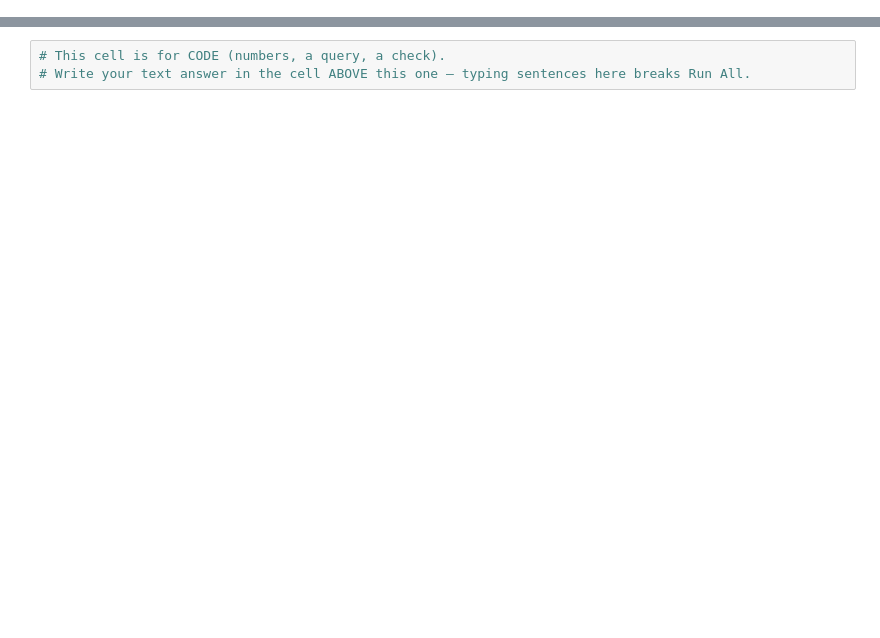
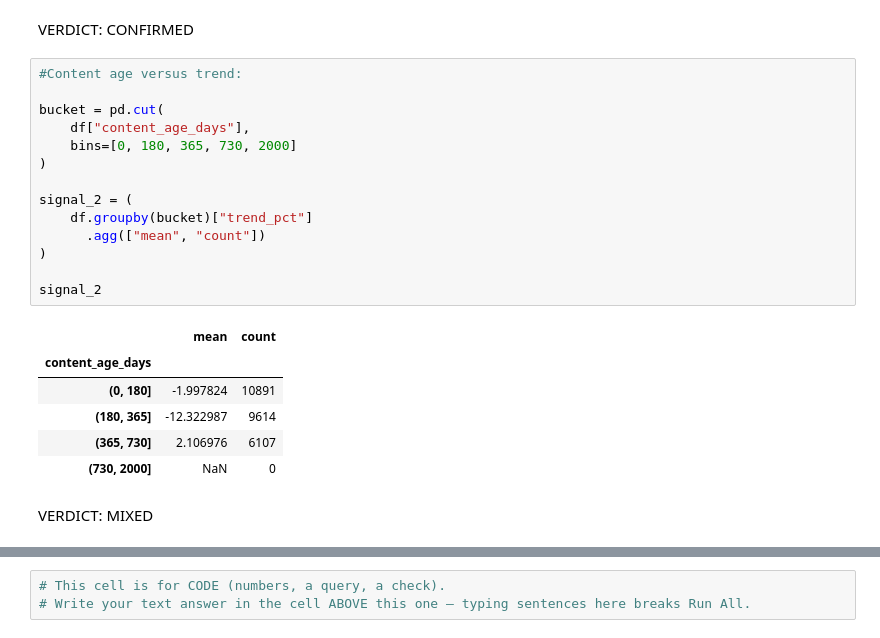
Before and after one commit to ch-jsk/jsk-flyrank-ml-internship, a Jupyter notebook: work/notebooks/w04_baseline_score.ipynb, the cells around one changed output, grey strips where cells are left out. Saved outputs shown, nothing was run; the diff lists cells and outputs as text; blank space fills up the shorter version.

```diff
--- a/work/notebooks/w04_baseline_score.ipynb
+++ b/work/notebooks/w04_baseline_score.ipynb
@@ -12,0 +99,25 @@ This skeleton is yours to fill. Work the sections **in order** — each one has
+# %% [markdown]
+VERDICT: CONFIRMED
+# %%
+#Content age versus trend:
+
+bucket = pd.cut(
+    df["content_age_days"],
+    bins=[0, 180, 365, 730, 2000]
+)
+
+signal_2 = (
+    df.groupby(bucket)["trend_pct"]
+      .agg(["mean", "count"])
+)
+
+signal_2
+# %% [output]
+|  | mean | count |
+| content_age_days |  |  |
+| (0, 180] | -1.997824 | 10891 |
+| (180, 365] | -12.322987 | 9614 |
+| (365, 730] | 2.106976 | 6107 |
+| (730, 2000] | NaN | 0 |
+# %% [markdown]
+VERDICT: MIXED
```
Also changed, not shown: parts of 28 cells of this notebook.
